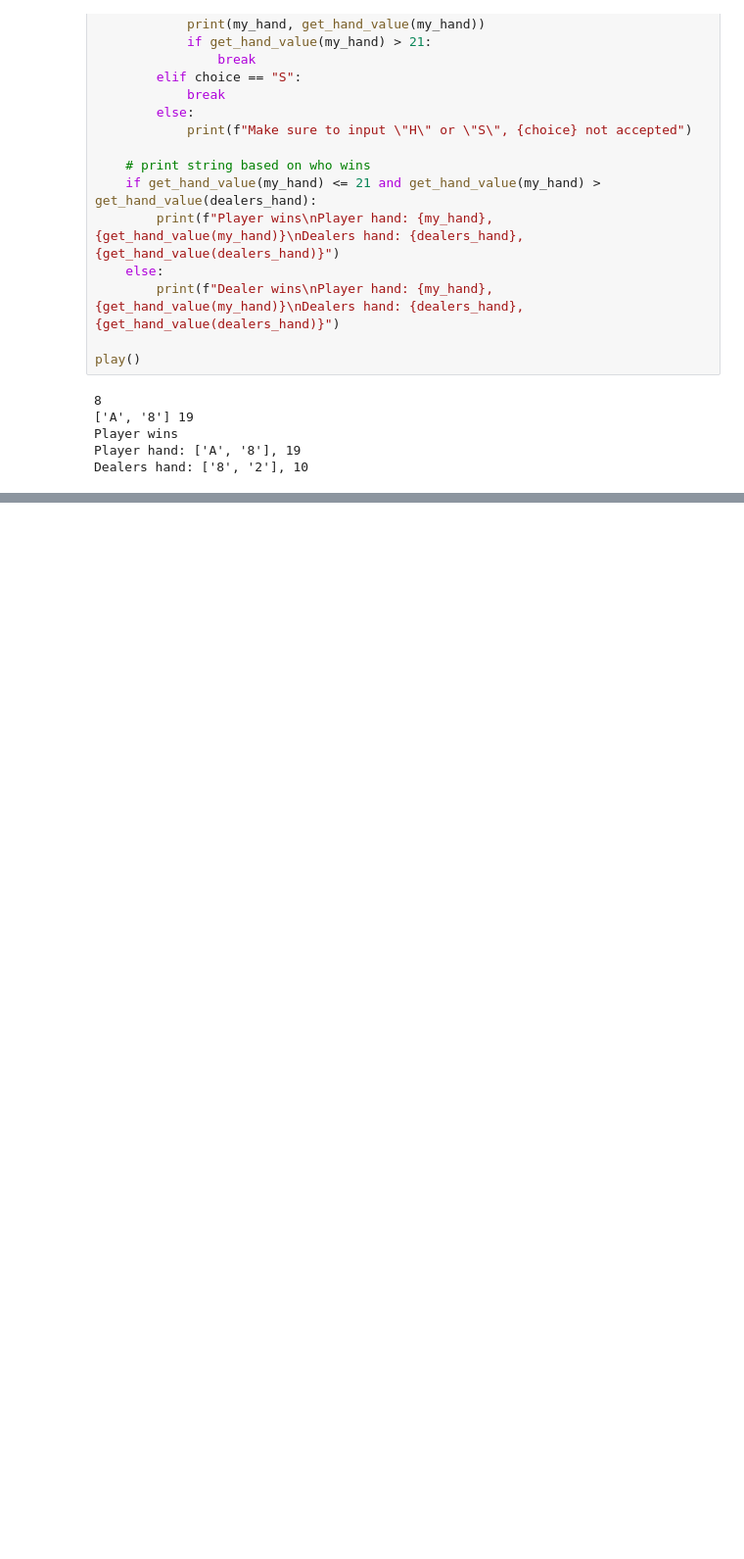
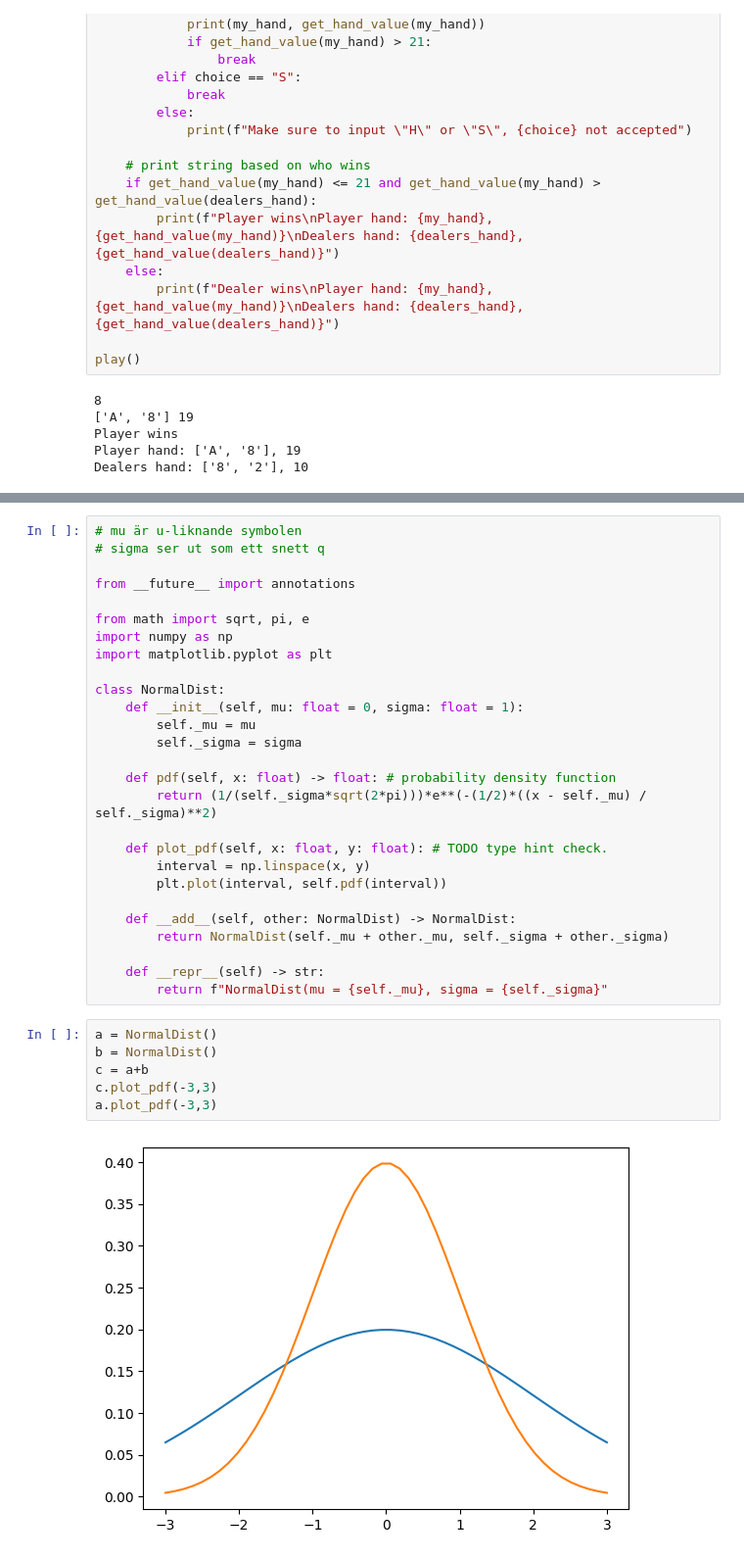
Before and after one commit to Rufshod/Python-Alexander-Andersson, a Jupyter notebook: Explorations/Test_Tentor/Test_Tenta_1.ipynb, the cells around one changed output, grey strips where cells are left out. Shown: that part at 98% size. Cells and saved outputs as stored; diff of their text form; blank space fills up the shorter version.

```diff
--- a/Explorations/Test_Tentor/Test_Tenta_1.ipynb
+++ b/Explorations/Test_Tentor/Test_Tenta_1.ipynb
@@ -379,0 +390,35 @@ Dealers hand: ['8', '2'], 10
+# %%
+# mu är u-liknande symbolen
+# sigma ser ut som ett snett q
+
+from __future__ import annotations
+
+from math import sqrt, pi, e
+import numpy as np
+import matplotlib.pyplot as plt
+
+class NormalDist:
+    def __init__(self, mu: float = 0, sigma: float = 1):
+        self._mu = mu
+        self._sigma = sigma
+
+    def pdf(self, x: float) -> float: # probability density function
+        return (1/(self._sigma*sqrt(2*pi)))*e**(-(1/2)*((x - self._mu) / self._sigma)**2)
+
+    def plot_pdf(self, x: float, y: float): # TODO type hint check.
+        interval = np.linspace(x, y)
+        plt.plot(interval, self.pdf(interval))
+
+    def __add__(self, other: NormalDist) -> NormalDist:
+        return NormalDist(self._mu + other._mu, self._sigma + other._sigma)
+
+    def __repr__(self) -> str:
+	    return f"NormalDist(mu = {self._mu}, sigma = {self._sigma}"
+# %%
+a = NormalDist()
+b = NormalDist()
+c = a+b
+c.plot_pdf(-3,3)
+a.plot_pdf(-3,3)
+# %% [output]
+[figure, added]
```
Also changed, not shown: parts of 2 cells of this notebook.
